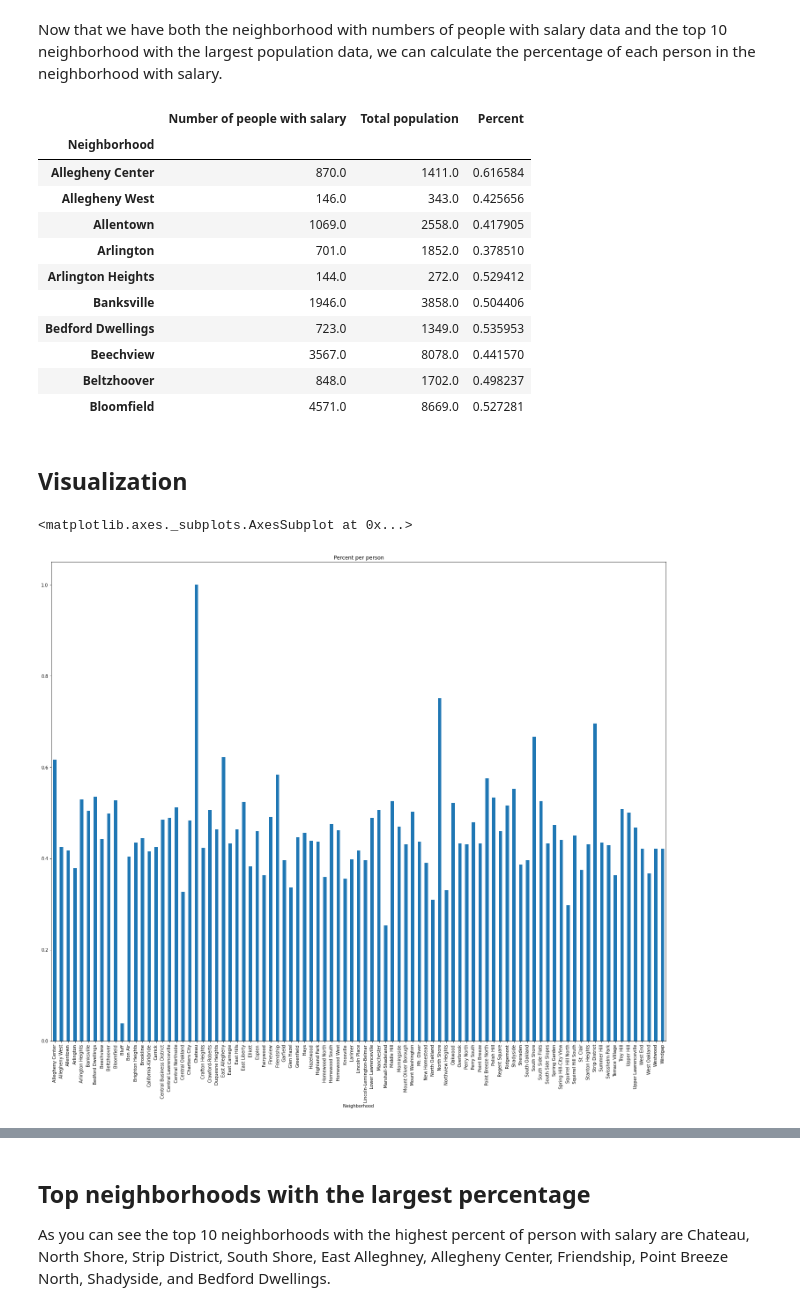
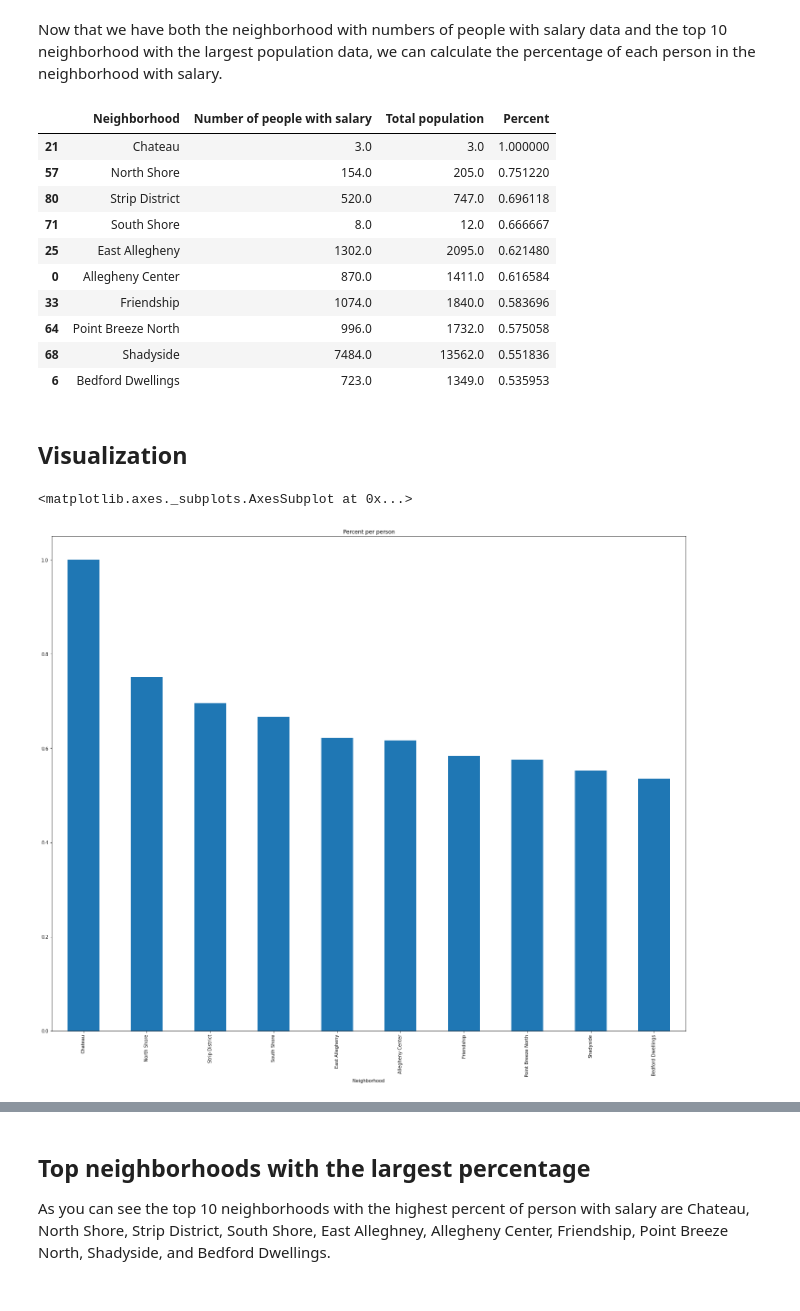
Before and after one commit to wex59/Final-Project, a Jupyter notebook: wex59.ipynb, the cells around one changed output, grey strips where cells are left out. Saved outputs shown, nothing was run; the diff lists cells and outputs as text; code cells hidden in the pictures.

```diff
--- a/wex59.ipynb
+++ b/wex59.ipynb
@@ -139,29 +113,35 @@ Now that we have both the neighborhood with numbers of people with salary data a
 percentage = pd.DataFrame()
 #use the data from the salary data file and the data from the total population file
 #create new columns
+percentage["Neighborhood"] = population["Neighborhood"]
 percentage['Number of people with salary']= salary['Estimate; Total:']
 percentage['Total population']= population['Estimate; Total']
+
 #calculate the percentage by dividing the total population by the number of people with salary
 percentage['Percent']= percentage['Number of people with salary']/percentage['Total population']
-percentage.head(10)
+#show the neighborhood with the larget percent of each person with salary
+percentage.nlargest(10, 'Percent',keep='first')
 # %% [output]
-|  | Number of people with salary | Total population | Percent |
-| Neighborhood |  |  |  |
-| Allegheny Center | 870.0 | 1411.0 | 0.616584 |
-| Allegheny West | 146.0 | 343.0 | 0.425656 |
-| Allentown | 1069.0 | 2558.0 | 0.417905 |
-| Arlington | 701.0 | 1852.0 | 0.378510 |
-| Arlington Heights | 144.0 | 272.0 | 0.529412 |
-| Banksville | 1946.0 | 3858.0 | 0.504406 |
-| Bedford Dwellings | 723.0 | 1349.0 | 0.535953 |
-| Beechview | 3567.0 | 8078.0 | 0.441570 |
-| Beltzhoover | 848.0 | 1702.0 | 0.498237 |
-| Bloomfield | 4571.0 | 8669.0 | 0.527281 |
+|  | Neighborhood | Number of people with salary | Total population | Percent |
+| 21 | Chateau | 3.0 | 3.0 | 1.000000 |
+| 57 | North Shore | 154.0 | 205.0 | 0.751220 |
+| 80 | Strip District | 520.0 | 747.0 | 0.696118 |
+| 71 | South Shore | 8.0 | 12.0 | 0.666667 |
+| 25 | East Allegheny | 1302.0 | 2095.0 | 0.621480 |
+| 0 | Allegheny Center | 870.0 | 1411.0 | 0.616584 |
+| 33 | Friendship | 1074.0 | 1840.0 | 0.583696 |
+| 64 | Point Breeze North | 996.0 | 1732.0 | 0.575058 |
+| 68 | Shadyside | 7484.0 | 13562.0 | 0.551836 |
+| 6 | Bedford Dwellings | 723.0 | 1349.0 | 0.535953 |
 # %% [markdown]
 ## Visualization
 # %%
+#shows only the top 10 neighborhood
+percentage1 = percentage1.nlargest(10, 'Percent',keep='first')
+# make the index to neighborhood names
+percentage1 = percentage1.set_index('Neighborhood')
 # create a bar visualization
-percentage["Percent"].plot(kind="bar", title=("Percent per person"), figsize=(25,20))
+percentage1["Percent"].plot(kind="bar", title=("Percent per person"), figsize=(25,20))
 # %% [output]
 <matplotlib.axes._subplots.AxesSubplot at 0x...>
-[figure, old version]
+[figure, new version]
```
Also changed, not shown: parts of 7 cells of this notebook, 7 other files.
